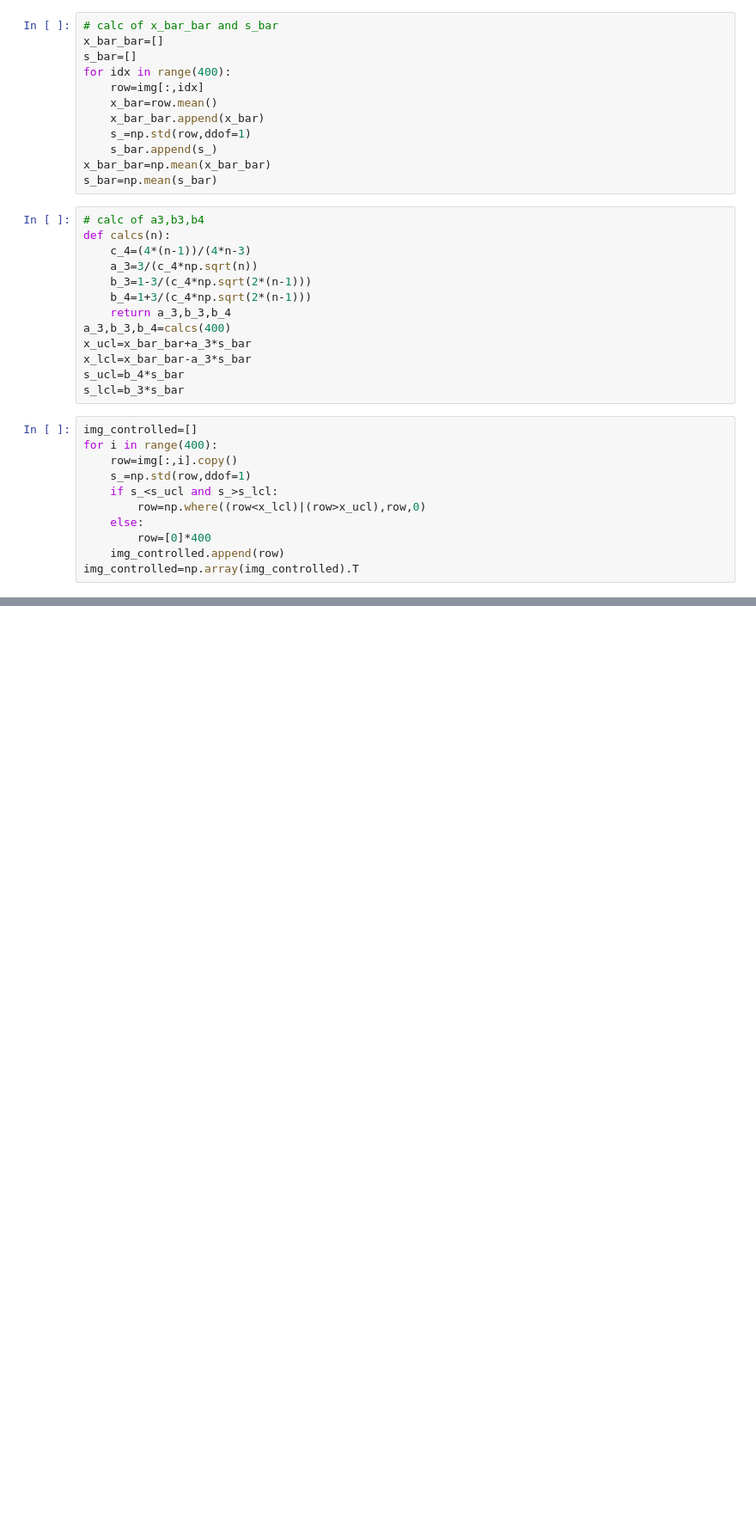
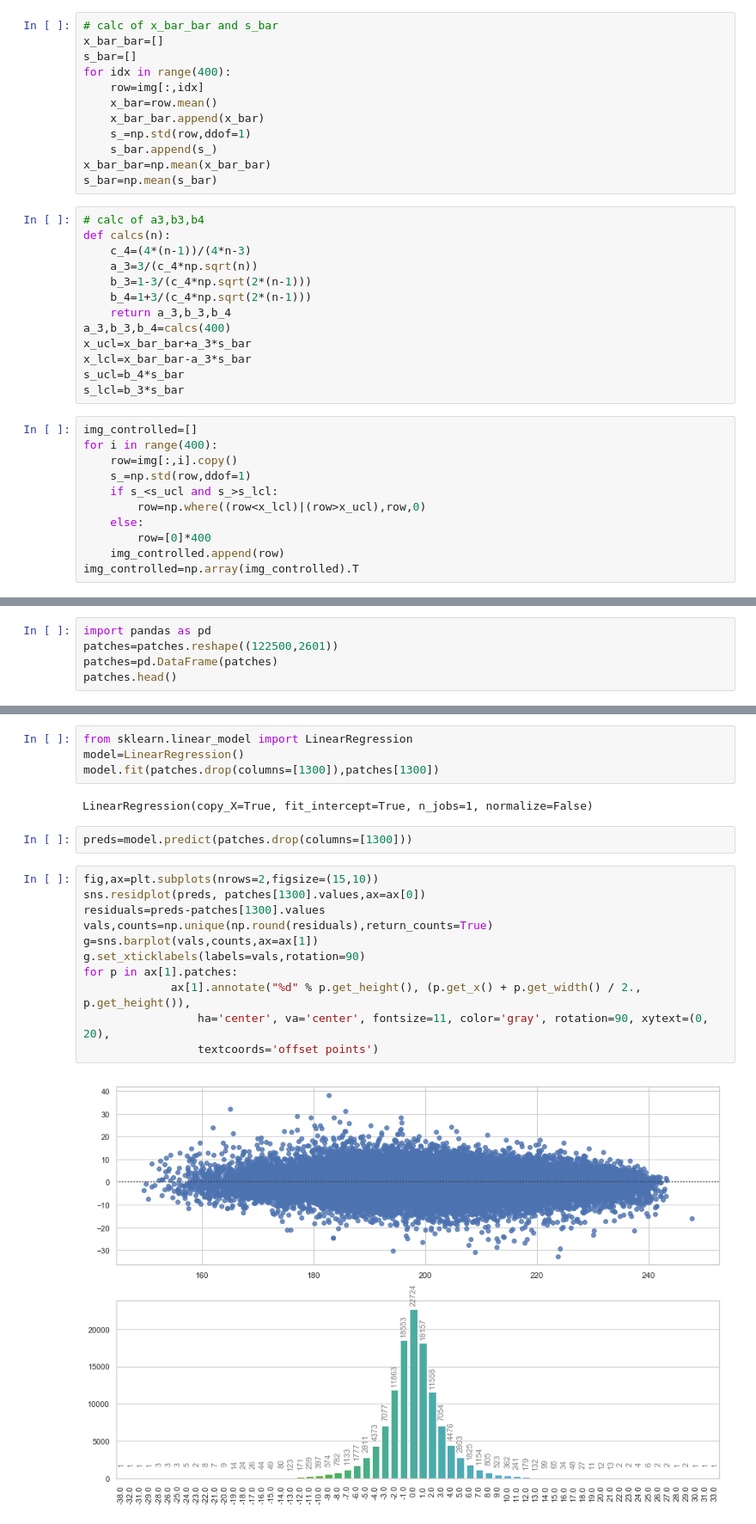
Before and after one commit to kubilay-yavuz/IE423-Group-5, a Jupyter notebook: HW2/HW2.ipynb, the cells around one changed output, grey strips where cells are left out. Shown at 86% size. Drawn from its saved outputs; the diff is of its cells as text; blank space fills up the shorter version.

```diff
--- a/HW2/HW2.ipynb
+++ b/HW2/HW2.ipynb
@@ -130,0 +121,5 @@ sns.barplot(x=vals,y=counts)
+# %%
+import pandas as pd
+patches=patches.reshape((122500,2601))
+patches=pd.DataFrame(patches)
+patches.head()
@@ -130,0 +134,21 @@ sns.barplot(x=vals,y=counts)
+# %%
+from sklearn.linear_model import LinearRegression
+model=LinearRegression()
+model.fit(patches.drop(columns=[1300]),patches[1300])
+# %% [output]
+LinearRegression(copy_X=True, fit_intercept=True, n_jobs=1, normalize=False)
+# %%
+preds=model.predict(patches.drop(columns=[1300]))
+# %%
+fig,ax=plt.subplots(nrows=2,figsize=(15,10))
+sns.residplot(preds, patches[1300].values,ax=ax[0])
+residuals=preds-patches[1300].values
+vals,counts=np.unique(np.round(residuals),return_counts=True)
+g=sns.barplot(vals,counts,ax=ax[1])
+g.set_xticklabels(labels=vals,rotation=90)
+for p in ax[1].patches:
+             ax[1].annotate("%d" % p.get_height(), (p.get_x() + p.get_width() / 2., p.get_height()),
+                 ha='center', va='center', fontsize=11, color='gray', rotation=90, xytext=(0, 20),
+                 textcoords='offset points')
+# %% [output]
+[figure, added]
```
Also changed, not shown: parts of 13 cells of this notebook.
